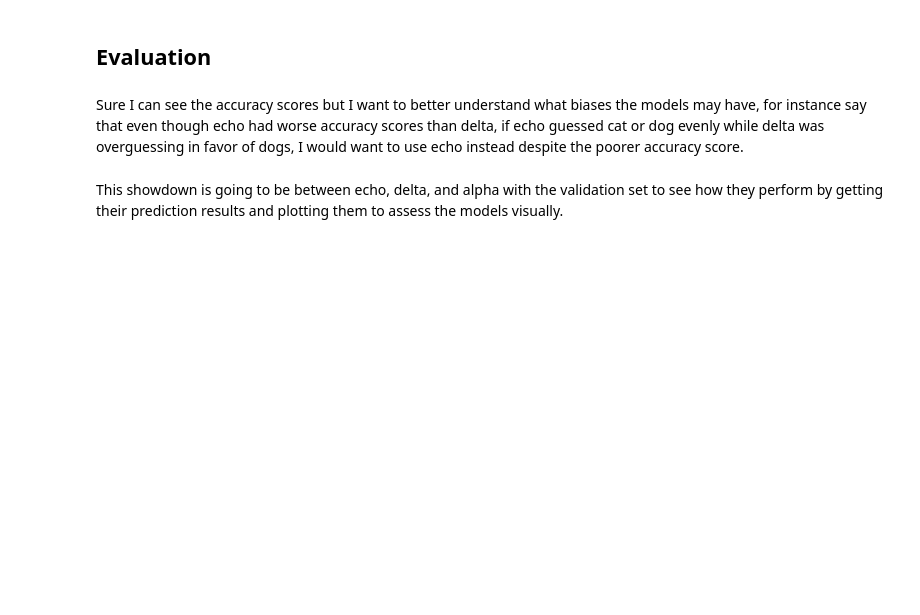
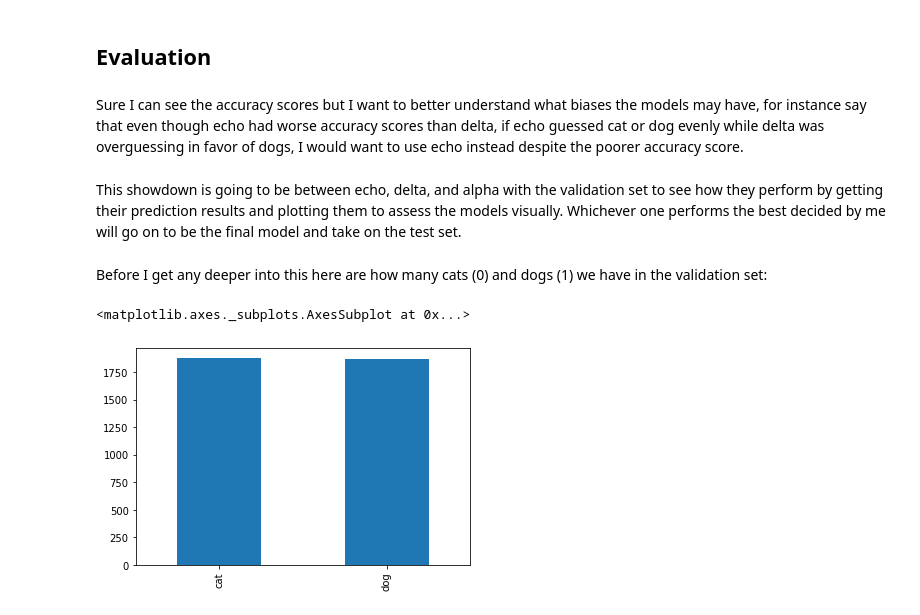
Before and after one commit to Booandlean/cat_or_dog, a Jupyter notebook: Notebooks/Modeling.ipynb, the cells around one changed output. Drawn from its saved outputs; the diff is of its cells as text; code cells hidden in the pictures; blank space fills up the shorter version.

Commit message:
we have our results

```diff
--- a/Notebooks/Modeling.ipynb
+++ b/Notebooks/Modeling.ipynb
@@ -623,4 +623,11 @@ echo.save('../models/echo')
 # %% [markdown]
 Sure I can see the accuracy scores but I want to better understand what biases the models may have, for instance say that even though echo had worse accuracy scores than delta, if echo guessed cat or dog evenly while delta was overguessing in favor of dogs, I would want to use echo instead despite the poorer accuracy score.
 # %% [markdown]
-This showdown is going to be between echo, delta, and alpha with the validation set to see how they perform by getting their prediction results and plotting them to assess the models visually.
+This showdown is going to be between echo, delta, and alpha with the validation set to see how they perform by getting their prediction results and plotting them to assess the models visually. Whichever one performs the best decided by me will go on to be the final model and take on the test set.
+# %% [markdown]
+Before I get any deeper into this here are how many cats (0) and dogs (1) we have in the validation set:
+# %%
+v_t['label'].value_counts().plot.bar()
+# %% [output]
+<matplotlib.axes._subplots.AxesSubplot at 0x...>
+[figure, added]
```
Also changed, not shown: parts of 7 cells of this notebook.
